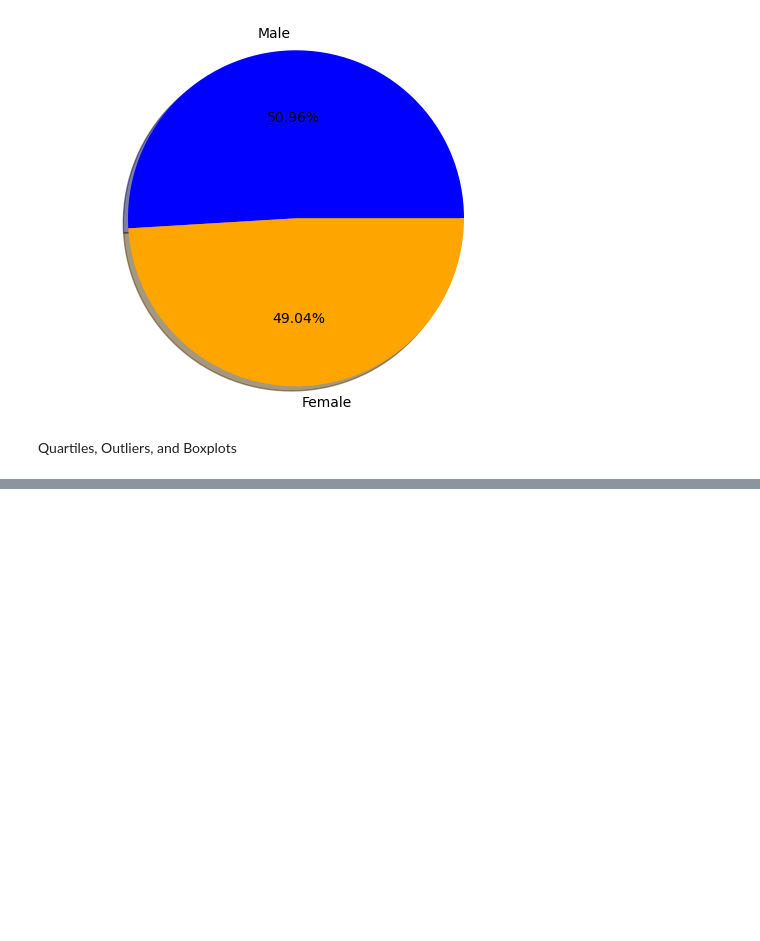
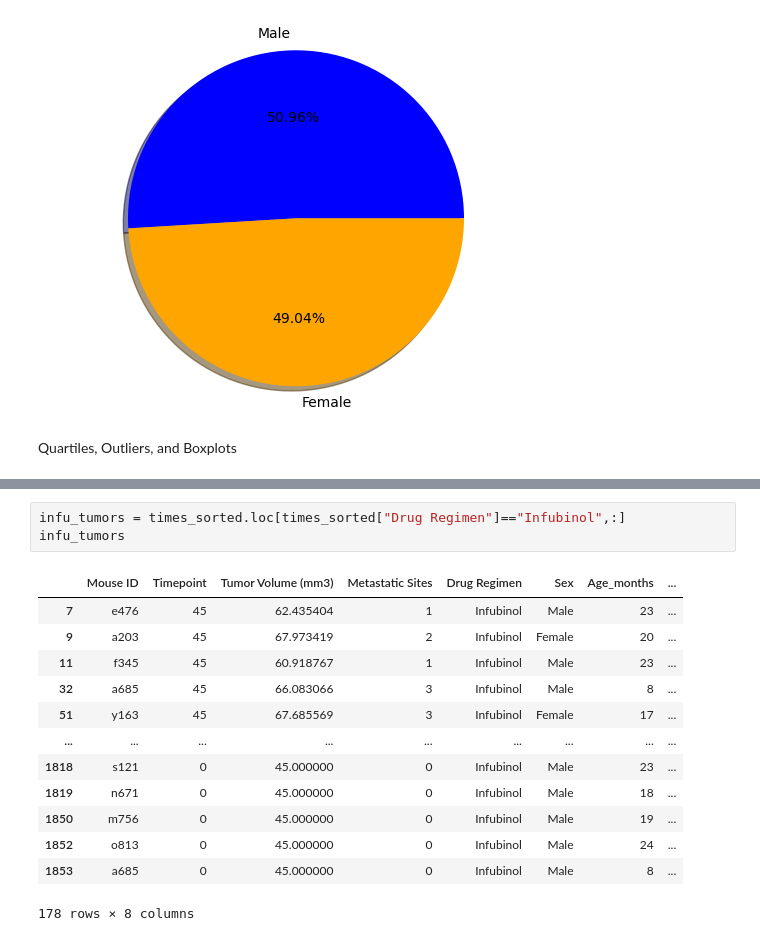
Before and after one commit to Cookees81/pymaceuticals-challenge, a Jupyter notebook: my_pymaceuticals.ipynb, the cells around one changed output, grey strips where cells are left out. Drawn from its saved outputs; the diff is of its cells as text; blank space fills up the shorter version.

```diff
--- a/my_pymaceuticals.ipynb
+++ b/my_pymaceuticals.ipynb
@@ -264,0 +385,17 @@ capo_tumors =
+# %%
+infu_tumors = times_sorted.loc[times_sorted["Drug Regimen"]=="Infubinol",:]
+infu_tumors
+# %% [output]
+|  | Mouse ID | Timepoint | Tumor Volume (mm3) | Metastatic Sites | Drug Regimen | Sex | Age_months | ... |
+| 7 | e476 | 45 | 62.435404 | 1 | Infubinol | Male | 23 | ... |
+| 9 | a203 | 45 | 67.973419 | 2 | Infubinol | Female | 20 | ... |
+| 11 | f345 | 45 | 60.918767 | 1 | Infubinol | Male | 23 | ... |
+| 32 | a685 | 45 | 66.083066 | 3 | Infubinol | Male | 8 | ... |
+| 51 | y163 | 45 | 67.685569 | 3 | Infubinol | Female | 17 | ... |
+| ... | ... | ... | ... | ... | ... | ... | ... | ... |
+| 1818 | s121 | 0 | 45.000000 | 0 | Infubinol | Male | 23 | ... |
+| 1819 | n671 | 0 | 45.000000 | 0 | Infubinol | Male | 18 | ... |
+| 1850 | m756 | 0 | 45.000000 | 0 | Infubinol | Male | 19 | ... |
+| 1852 | o813 | 0 | 45.000000 | 0 | Infubinol | Male | 24 | ... |
+| 1853 | a685 | 0 | 45.000000 | 0 | Infubinol | Male | 8 | ... |
+178 rows × 8 columns
```
Also changed, not shown: parts of 16 cells of this notebook.
